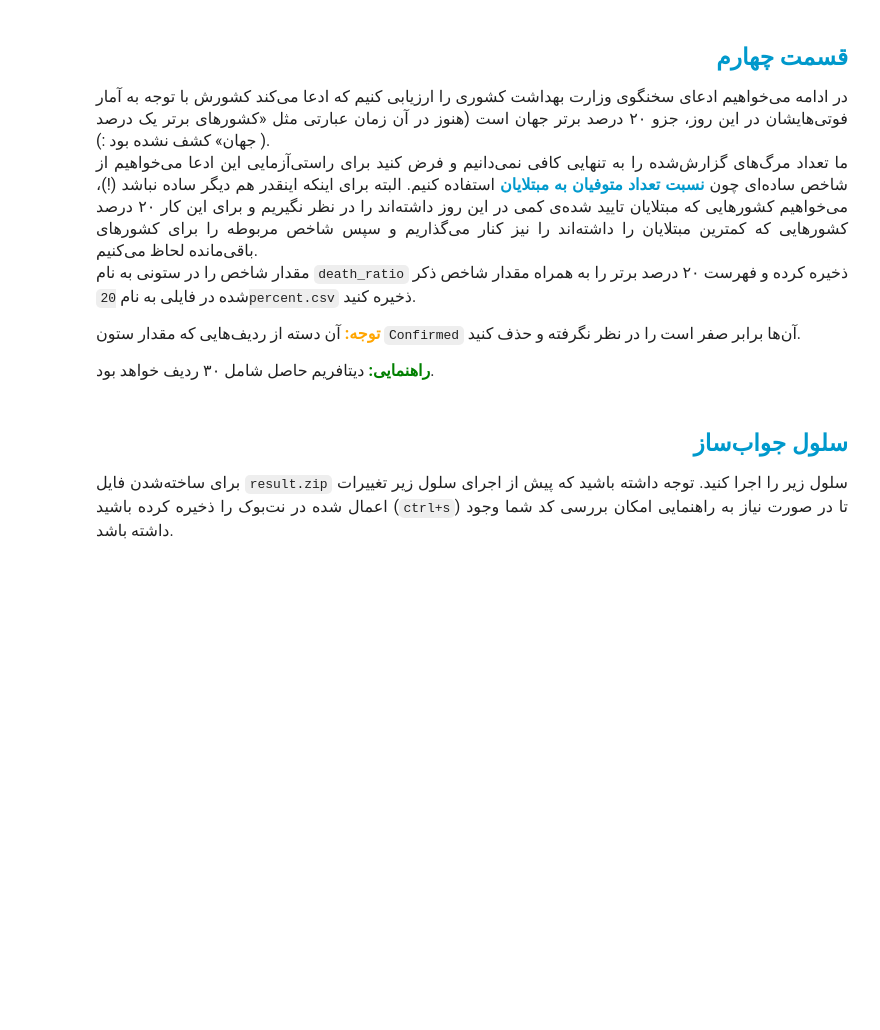
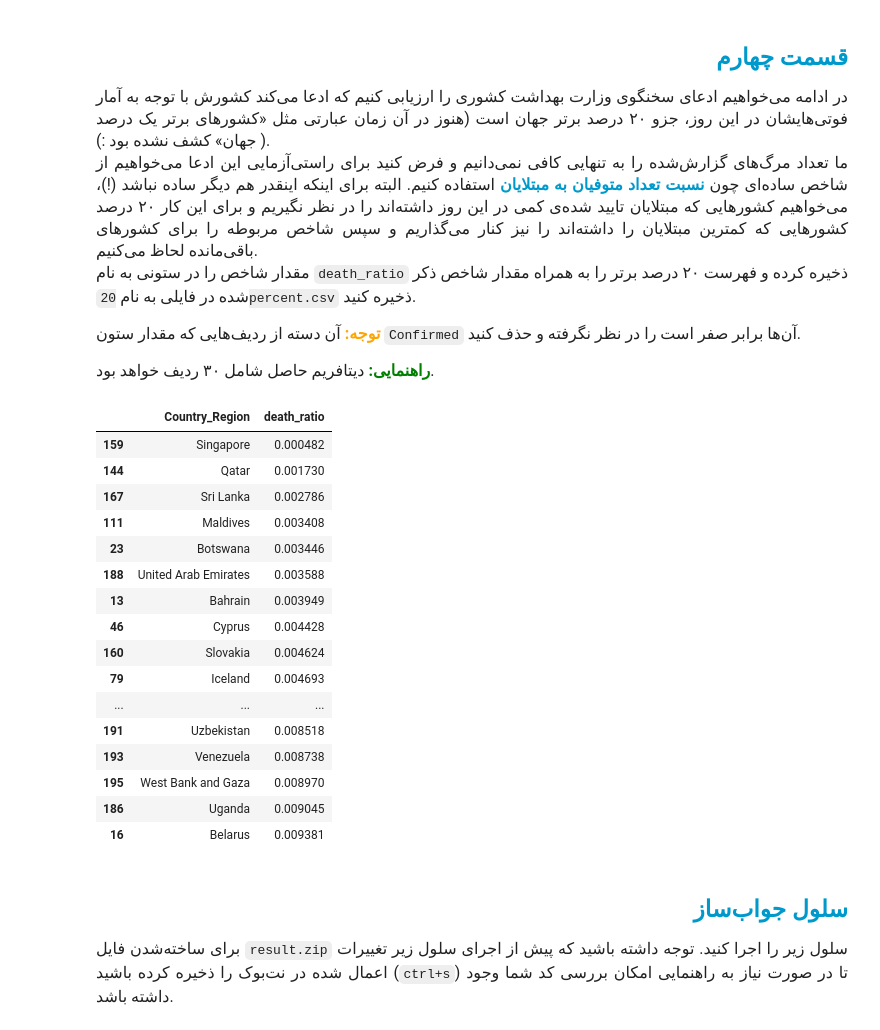
Before and after one commit to faezeh-hossinezade/ai_bootcamp_practices, a Jupyter notebook: NumPy_Pandas_Matplotlib_Exercises/DSBootcampFall_covid_q/covid19.ipynb, the cells around one changed output. Drawn from its saved outputs; the diff is of its cells as text; code cells hidden in the pictures; blank space fills up the shorter version.

```diff
--- a/NumPy_Pandas_Matplotlib_Exercises/DSBootcampFall_covid_q/covid19.ipynb
+++ b/NumPy_Pandas_Matplotlib_Exercises/DSBootcampFall_covid_q/covid19.ipynb
@@ -204,3 +215,32 @@ top10cases
+# %%
+df = covid_data.groupby(['Country_Region']).sum().reset_index()
+df.drop(df[df['Confirmed']==0].index,inplace=True)
+df.dropna()
+threshold = df['Confirmed'].quantile(0.2)
+df = df[df['Confirmed'] > threshold]
+df['death_ratio'] = df['Deaths'] / df['Confirmed']
+df = df[['Country_Region','death_ratio']].sort_values('death_ratio', ascending=True)
+top_20 = df.head(int(0.2 * len(df)))
+top_20.to_csv("20percent.csv", header=False)
+top_20
+# %% [output]
+|  | Country_Region | death_ratio |
+| 159 | Singapore | 0.000482 |
+| 144 | Qatar | 0.001730 |
+| 167 | Sri Lanka | 0.002786 |
+| 111 | Maldives | 0.003408 |
+| 23 | Botswana | 0.003446 |
+| 188 | United Arab Emirates | 0.003588 |
+| 13 | Bahrain | 0.003949 |
+| 46 | Cyprus | 0.004428 |
+| 160 | Slovakia | 0.004624 |
+| 79 | Iceland | 0.004693 |
+| ... | ... | ... |
+| 191 | Uzbekistan | 0.008518 |
+| 193 | Venezuela | 0.008738 |
+| 195 | West Bank and Gaza | 0.008970 |
+| 186 | Uganda | 0.009045 |
+| 16 | Belarus | 0.009381 |
 # %% [markdown]
 <h2 align=right style="line-height:200%;font-family:vazir;color:#0099cc">
 <font face="vazir" color="#0099cc">
```
Also changed, not shown: parts of 8 cells of this notebook, 4 other files.
